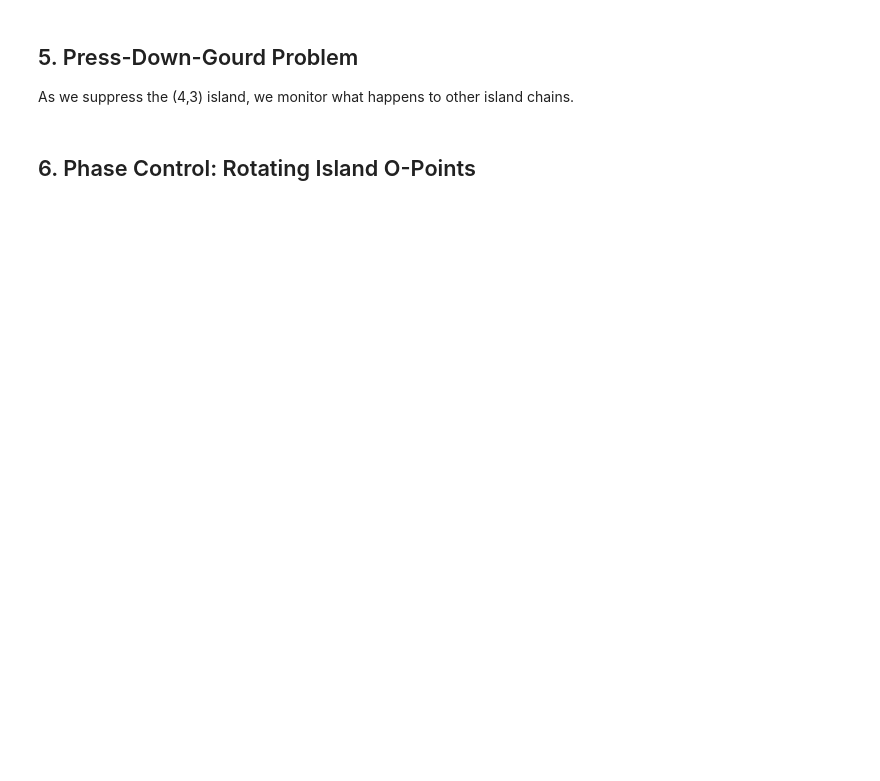
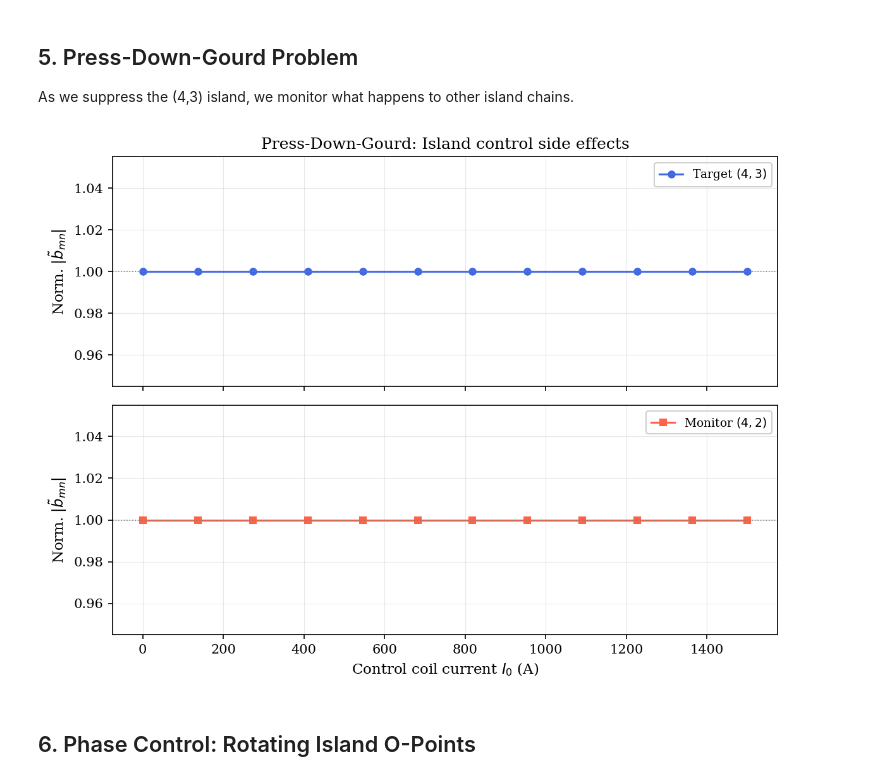
Before and after one commit to WenyinWei/pyna, a Jupyter notebook: notebooks/tutorials/stellarator_island_control.ipynb, the cells around one changed output. Drawn from its saved outputs; the diff is of its cells as text; code cells hidden in the pictures; blank space fills up the shorter version.

```diff
--- a/notebooks/tutorials/stellarator_island_control.ipynb
+++ b/notebooks/tutorials/stellarator_island_control.ipynb
@@ -395,35 +431,37 @@ psi_res_monitor = stella.resonant_psi(MONITOR_M, MONITOR_N)
 if psi_res_monitor:
     psi_res_mon = psi_res_monitor[0]
     b_nat_mon = compute_resonant_amplitude(
-        nat_func, psi_res_mon, MONITOR_M, MONITOR_N, stella, n_theta=20, n_phi=20)
+        nat_func, psi_res_mon, MONITOR_M, MONITOR_N, stella, n_theta=8, n_phi=8)
     b_coil_mon = compute_resonant_amplitude(
-        coil_field_func, psi_res_mon, MONITOR_M, MONITOR_N, stella, n_theta=20, n_phi=20
+        coil_field_func, psi_res_mon, MONITOR_M, MONITOR_N, stella, n_theta=8, n_phi=8
     )
     b_target_scan = [abs(b_nat + b_coil_unit * I0) for I0 in I0_scan]
     b_monitor_scan = [abs(b_nat_mon + b_coil_mon * I0) for I0 in I0_scan]
 
     fig, (ax1, ax2) = plt.subplots(2, 1, figsize=(8, 6), sharex=True)
     ax1.plot(I0_scan, np.array(b_target_scan)/abs(b_nat), '-o', ms=5,
              color='royalblue', label=f'Target $({TARGET_M},{TARGET_N})$')
     ax1.axhline(1, color='gray', ls=':', lw=0.8)
     ax1.set_ylabel(r'Norm. $|\tilde{b}_{mn}|$', fontsize=11)
     ax1.legend(fontsize=9, framealpha=0.9)
     ax1.grid(True, alpha=0.3, lw=0.5)
     ax1.set_title('Press-Down-Gourd: Island control side effects', fontsize=12)
 
     ax2.plot(I0_scan, np.array(b_monitor_scan)/abs(b_nat_mon), '-s', ms=5,
              color='tomato', label=f'Monitor $({MONITOR_M},{MONITOR_N})$')
     ax2.axhline(1, color='gray', ls=':', lw=0.8)
     ax2.set_xlabel('Control coil current $I_0$ (A)', fontsize=11)
     ax2.set_ylabel(r'Norm. $|\tilde{b}_{mn}|$', fontsize=11)
     ax2.legend(fontsize=9, framealpha=0.9)
     ax2.grid(True, alpha=0.3, lw=0.5)
 
     plt.tight_layout()
     plt.savefig('gourd_problem.png', dpi=150, bbox_inches='tight')
     plt.show()
 else:
     print(f'Monitor surface q={MONITOR_M}/{MONITOR_N} not in plasma')
+# %% [output]
+[figure, added]
 # %% [markdown]
 ## 6. Phase Control: Rotating Island O-Points
 # %%
```
Also changed, not shown: parts of 26 cells of this notebook, 10 other files.
